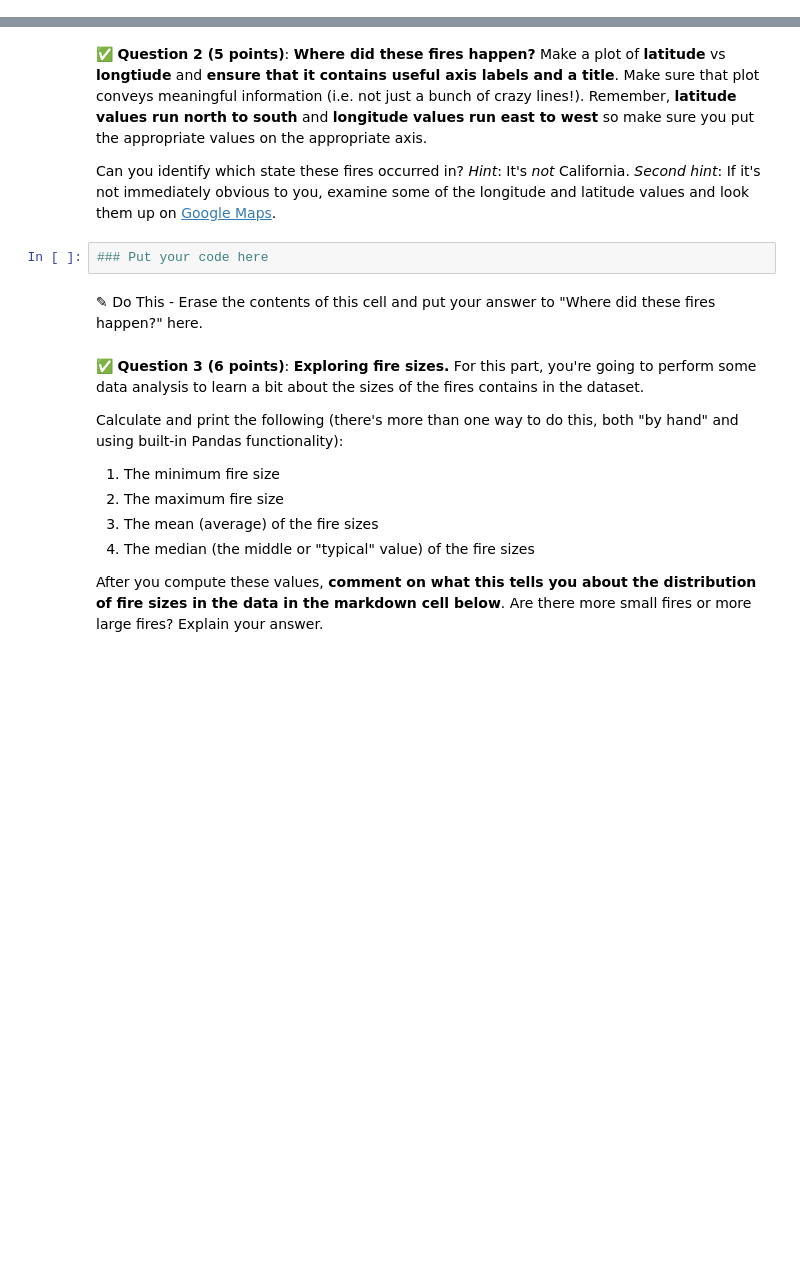
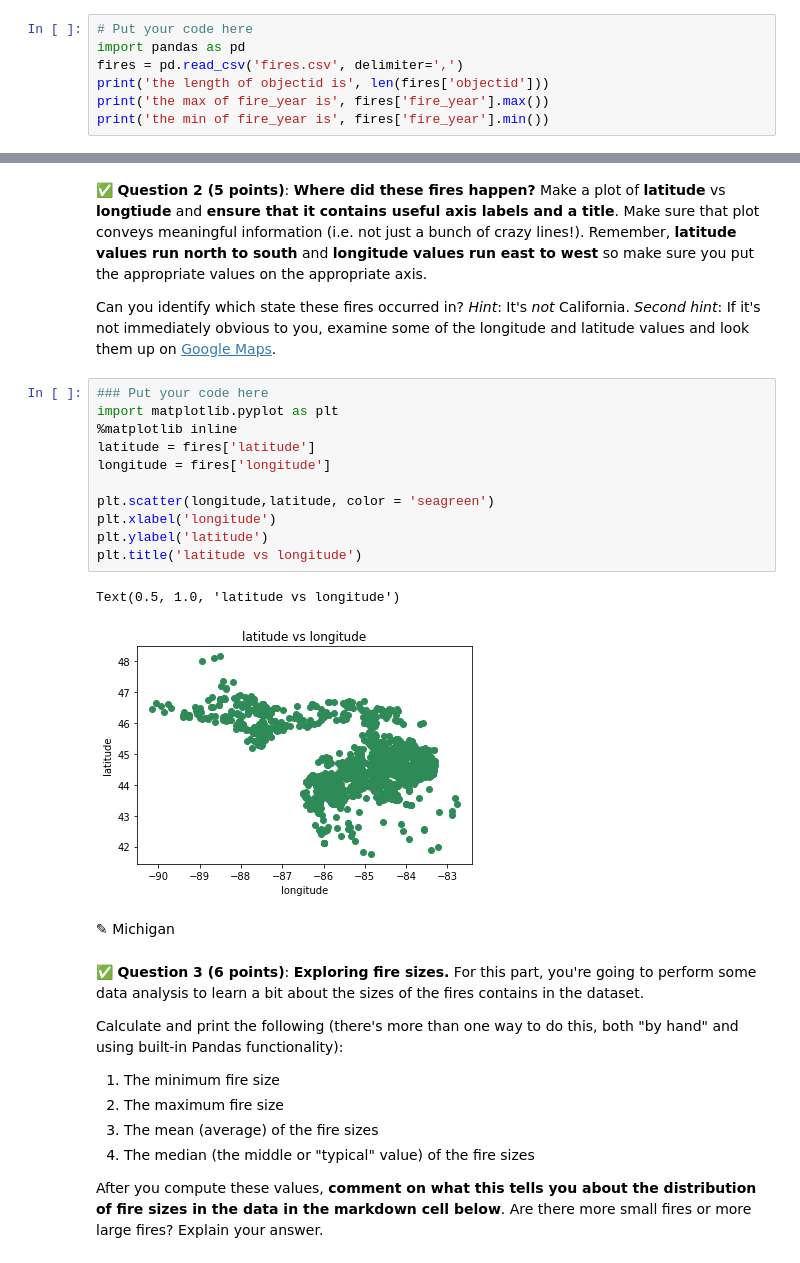
Before and after one commit to scottjaymsu/cmse202-s21-turnin, a Jupyter notebook: hw-02/HW-02_PandasReviewAndPythonObjects-STUDENT.ipynb, the cells around one changed output, grey strips where cells are left out. Cells and saved outputs as stored; diff of their text form; blank space fills up the shorter version.

```diff
--- a/hw-02/HW-02_PandasReviewAndPythonObjects-STUDENT.ipynb
+++ b/hw-02/HW-02_PandasReviewAndPythonObjects-STUDENT.ipynb
@@ -73,0 +73,7 @@ Remember, CSV stands for "comma-separated values".
+# %%
+# Put your code here
+import pandas as pd
+fires = pd.read_csv('fires.csv', delimiter=',')
+print('the length of objectid is', len(fires['objectid']))
+print('the max of fire_year is', fires['fire_year'].max())
+print('the min of fire_year is', fires['fire_year'].min())
@@ -75,10 +101,22 @@ Remember, CSV stands for "comma-separated values".
 &#9989; **Question 2 (5 points)**: **Where did these fires happen?** Make a plot of **latitude** vs **longtiude** and **ensure that it contains useful axis labels and a title**. Make sure that plot conveys meaningful information (i.e. not just a bunch of crazy lines!). Remember, **latitude values run north to south** and **longitude values run east to west** so make sure you put the appropriate values on the appropriate axis.
 
 Can you identify which state these fires occurred in? *Hint*: It's _not_ California. *Second hint*: If it's not immediately obvious to you, examine some of the longitude and latitude values and look them up on [Google Maps](http://maps.google.com).
-# %%
-### Put your code here
-# %% [markdown]
-<font size=+3>&#9998;</font> Do This - Erase the contents of this cell and put your answer to "Where did these fires happen?" here.
+# %%
+### Put your code here
+import matplotlib.pyplot as plt
+%matplotlib inline
+latitude = fires['latitude']
+longitude = fires['longitude']
+
+plt.scatter(longitude,latitude, color = 'seagreen')
+plt.xlabel('longitude')
+plt.ylabel('latitude')
+plt.title('latitude vs longitude')
+# %% [output]
+Text(0.5, 1.0, 'latitude vs longitude')
+[figure, added]
+# %% [markdown]
+<font size=+3>&#9998;</font> Michigan
 # %% [markdown]
 &#9989; **Question 3 (6 points)**: **Exploring fire sizes.** For this part, you're going to perform some data analysis to learn a bit about the sizes of the fires contains in the dataset.
 
```
Also changed, not shown: parts of 15 cells of this notebook.
